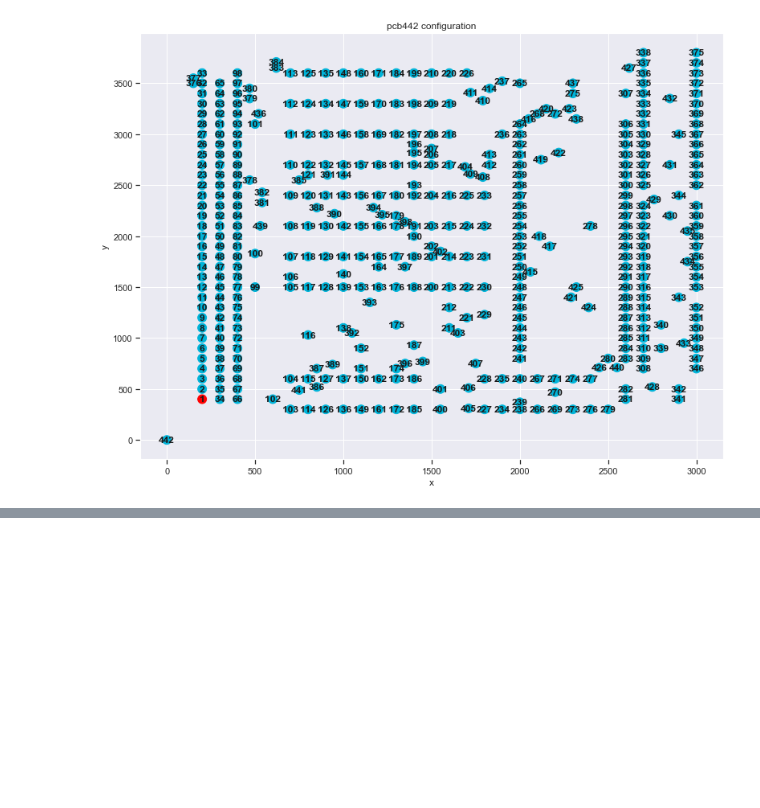
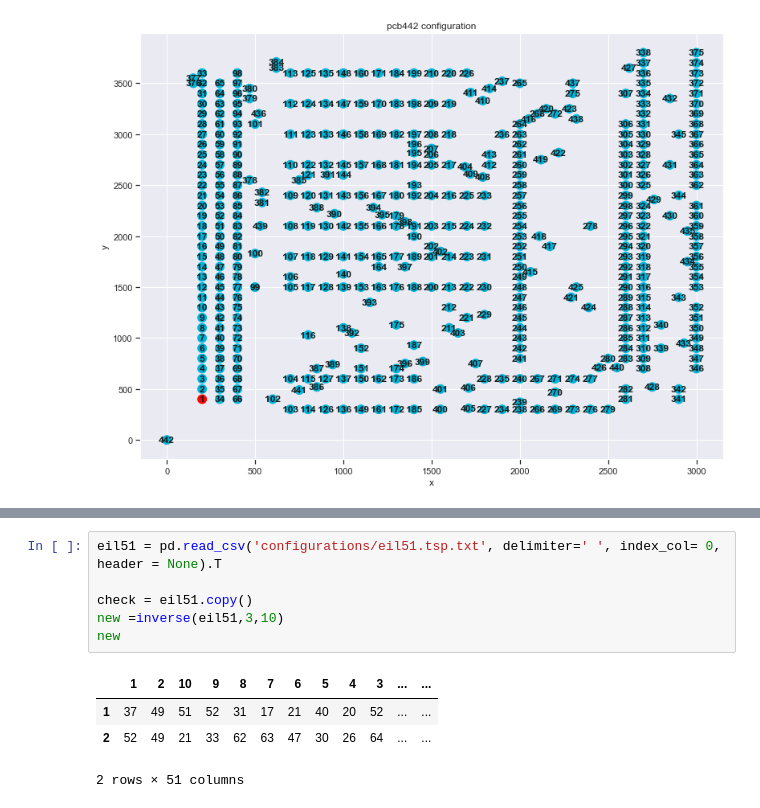
Before and after one commit to YunxiangLi/Stochastic-Simulation-2021, a Jupyter notebook: Assignment 3/a3.ipynb, the cells around one changed output, grey strips where cells are left out. Saved outputs shown, nothing was run; the diff lists cells and outputs as text; blank space fills up the shorter version.

```diff
--- a/Assignment 3/a3.ipynb
+++ b/Assignment 3/a3.ipynb
@@ -80,0 +124,11 @@ d_280
+# %%
+eil51 = pd.read_csv('configurations/eil51.tsp.txt', delimiter=' ', index_col= 0, header = None).T
+
+check = eil51.copy()
+new =inverse(eil51,3,10)
+new
+# %% [output]
+|  | 1 | 2 | 10 | 9 | 8 | 7 | 6 | 5 | 4 | 3 | ... | ... |
+| 1 | 37 | 49 | 51 | 52 | 31 | 17 | 21 | 40 | 20 | 52 | ... | ... |
+| 2 | 52 | 49 | 21 | 33 | 62 | 63 | 47 | 30 | 26 | 64 | ... | ... |
+2 rows × 51 columns
```
Also changed, not shown: parts of 12 cells of this notebook, 4 other files.
